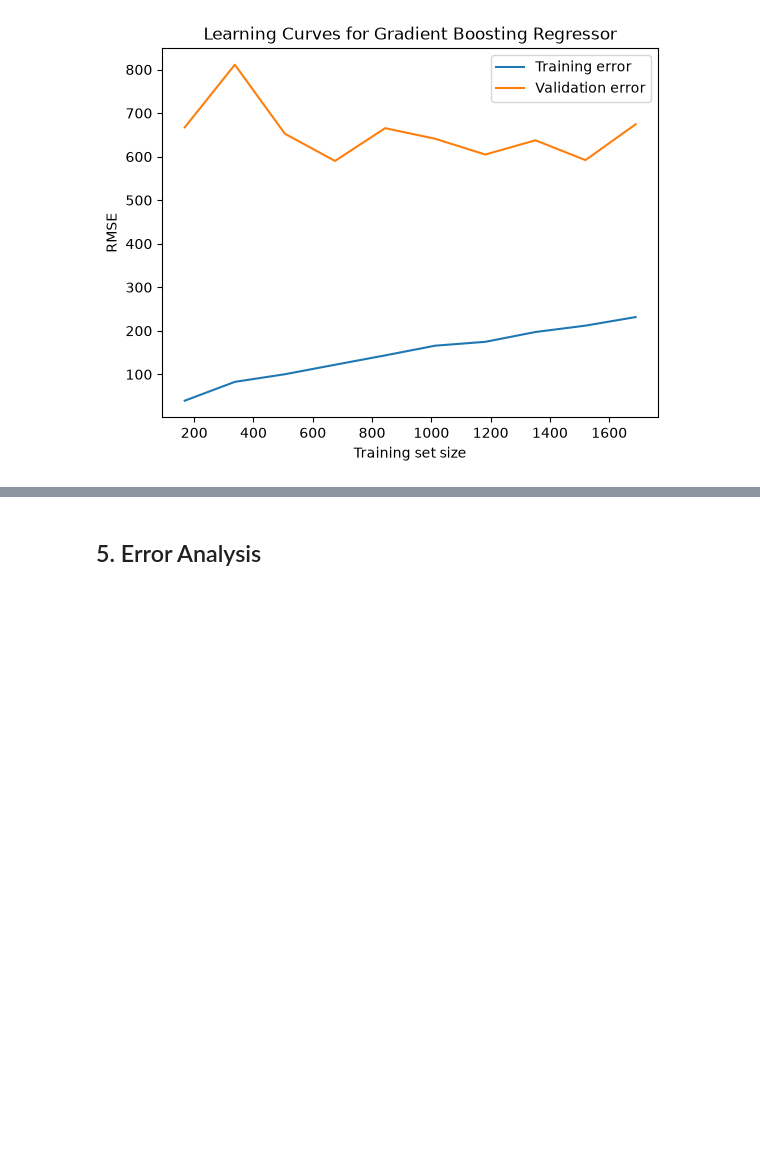
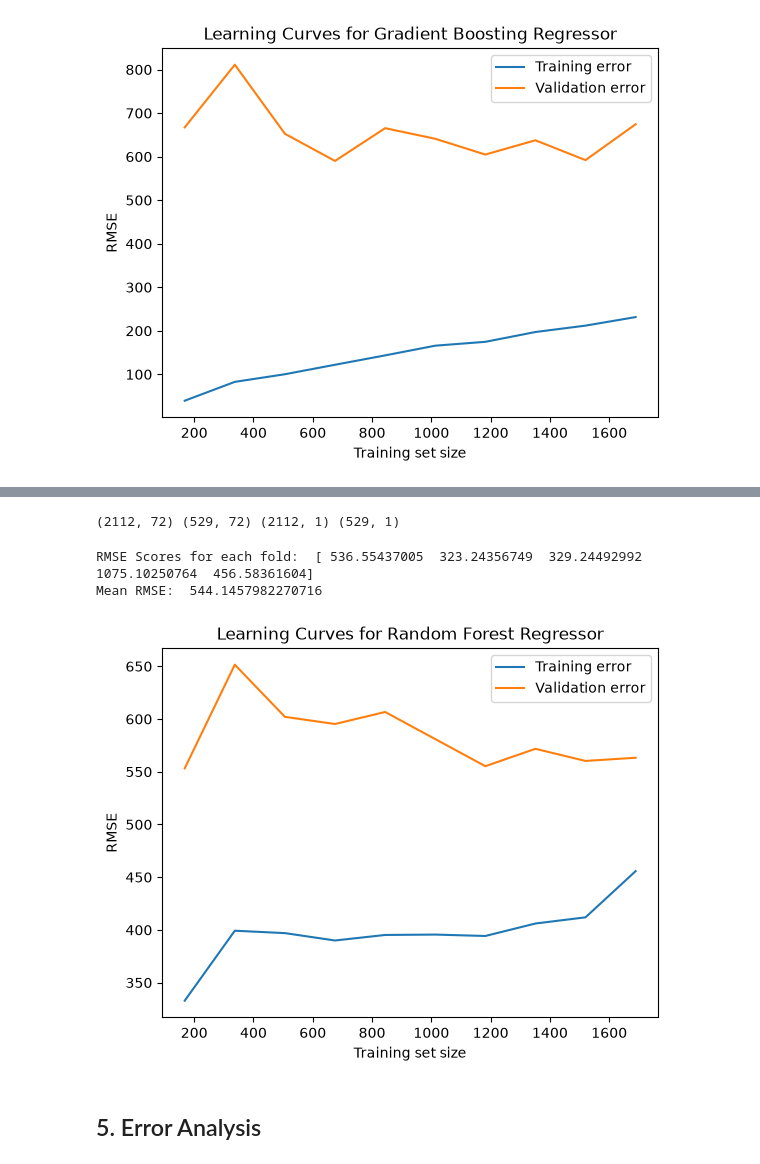
Before and after one commit to WamzMwangi/Digital-Green-Crop-Yield-Prediction, a Jupyter notebook: main.ipynb, the cells around one changed output, grey strips where cells are left out. Saved outputs shown, nothing was run; the diff lists cells and outputs as text; code cells hidden in the pictures; blank space fills up the shorter version.

Commit message:
Applied custom transformers

```diff
--- a/main.ipynb
+++ b/main.ipynb
@@ -484,2 +543,72 @@ plt.show()
+# %%
+X=df2.drop('Yield',axis=1)
+y=df2[['Yield']]
+# %%
+#split the data
+
+X_train, X_test, y_train, y_test = train_test_split (X, y, test_size=0.20, random_state=20)
+print(X_train.shape, X_test.shape, y_train.shape, y_test.shape)
+# %% [output]
+(2112, 72) (529, 72) (2112, 1) (529, 1)
+# %%
+#now build the pipeline for the model using the new features- first with random forest regressor
+
+from sklearn.preprocessing import TargetEncoder
+from sklearn.compose import ColumnTransformer
+from sklearn.pipeline import Pipeline
+from sklearn.model_selection import cross_val_score
+from sklearn.model_selection import KFold
+
+
+te = TargetEncoder(
+    cv=KFold(n_splits=5, shuffle=True, random_state=42),
+    target_type="continuous",  # yield estimation is regression
+)
+
+preprocessor = ColumnTransformer(
+    transformers=[
+        ('target_enc', te, high_cardinality_cols)
+    ],
+    remainder='passthrough' # Keeps all other numerical/encoded features intact
+)
+
+
+
+# 2. Build the pipeline
+rfr_pipe = Pipeline([
+    ('preprocessor', preprocessor),
+    ('rfr', RandomForestRegressor(n_estimators=100, max_depth=3, random_state=42))
+])
+
+scores = cross_val_score(rfr_pipe, X_train, y_train.values.ravel(), cv=5, scoring=rmse_score)
+print("RMSE Scores for each fold: ", scores)
+print("Mean RMSE: ", scores.mean())
+# %% [output]
+RMSE Scores for each fold:  [ 536.55437005  323.24356749  329.24492992 1075.10250764  456.58361604]
+Mean RMSE:  544.1457982270716
+# %%
+train_sizes, train_scores, val_scores = learning_curve(
+    estimator=rfr_pipe,
+    X=X_train,
+    y=y_train.values.ravel(),
+    train_sizes=np.linspace(0.1, 1.0, 10),
+    cv=5,
+    scoring="neg_root_mean_squared_error",
+    shuffle=True,
+    random_state=42
+)
+# %%
+train_scores_mean = train_scores.mean(axis=1)*(-1)
+validation_scores_mean = val_scores.mean(axis=1)*(-1)
+# %%
+plt.plot(train_sizes, train_scores_mean, label = 'Training error')
+plt.plot(train_sizes, validation_scores_mean, label = 'Validation error')
+plt.ylabel('RMSE')
+plt.xlabel('Training set size')
+plt.title('Learning Curves for Random Forest Regressor')
+plt.legend()
+plt.show()
+# %% [output]
+[figure, added]
 # %% [markdown]
 ## 5. Error Analysis
```
Also changed, not shown: parts of 8 cells of this notebook.
